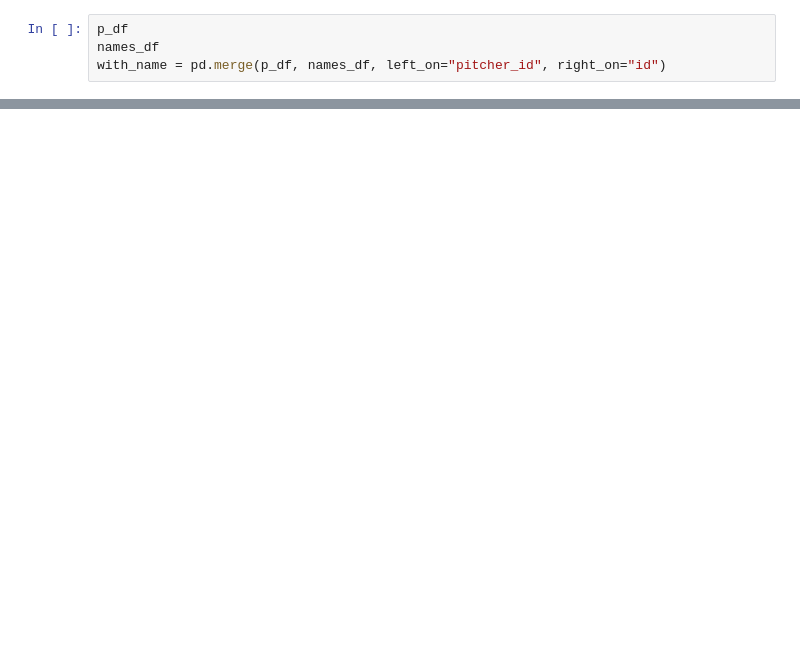
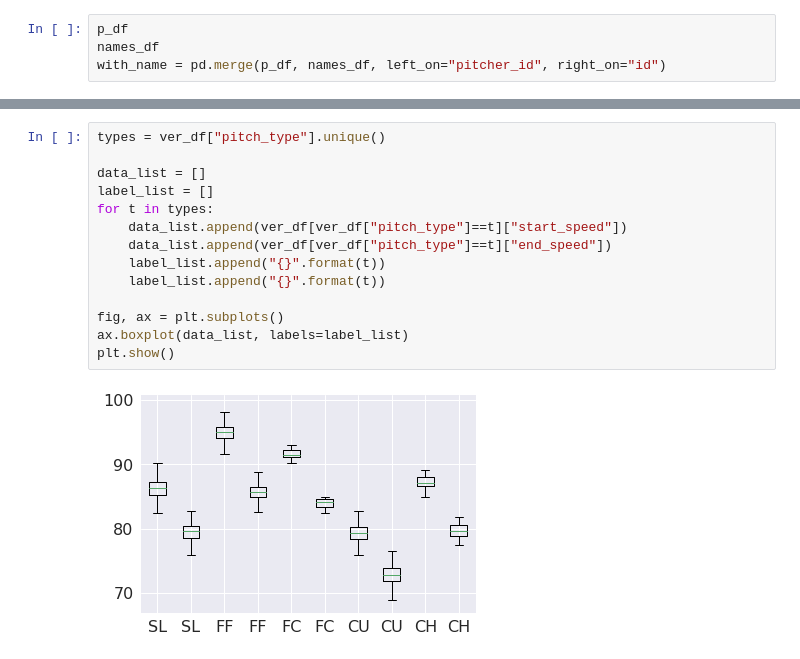
Before and after one commit to 3824/ball_analysis, a Jupyter notebook: 投球データを見る.ipynb, the cells around one changed output, grey strips where cells are left out. Cells and saved outputs as stored; diff of their text form; blank space fills up the shorter version.

```diff
--- a/投球データを見る.ipynb
+++ b/投球データを見る.ipynb
@@ -339,0 +366,16 @@ p_df[(p_df["pitcher_id"]==434378)&(p_df["pitch_type"]=="SL")][["spin_dir"]].boxp
+# %%
+types = ver_df["pitch_type"].unique()
+
+data_list = []
+label_list = []
+for t in types:
+    data_list.append(ver_df[ver_df["pitch_type"]==t]["start_speed"])
+    data_list.append(ver_df[ver_df["pitch_type"]==t]["end_speed"])
+    label_list.append("{}".format(t))
+    label_list.append("{}".format(t))
+
+fig, ax = plt.subplots()
+ax.boxplot(data_list, labels=label_list)
+plt.show()
+# %% [output]
+[figure, added]
```
Also changed, not shown: parts of 31 cells of this notebook.
